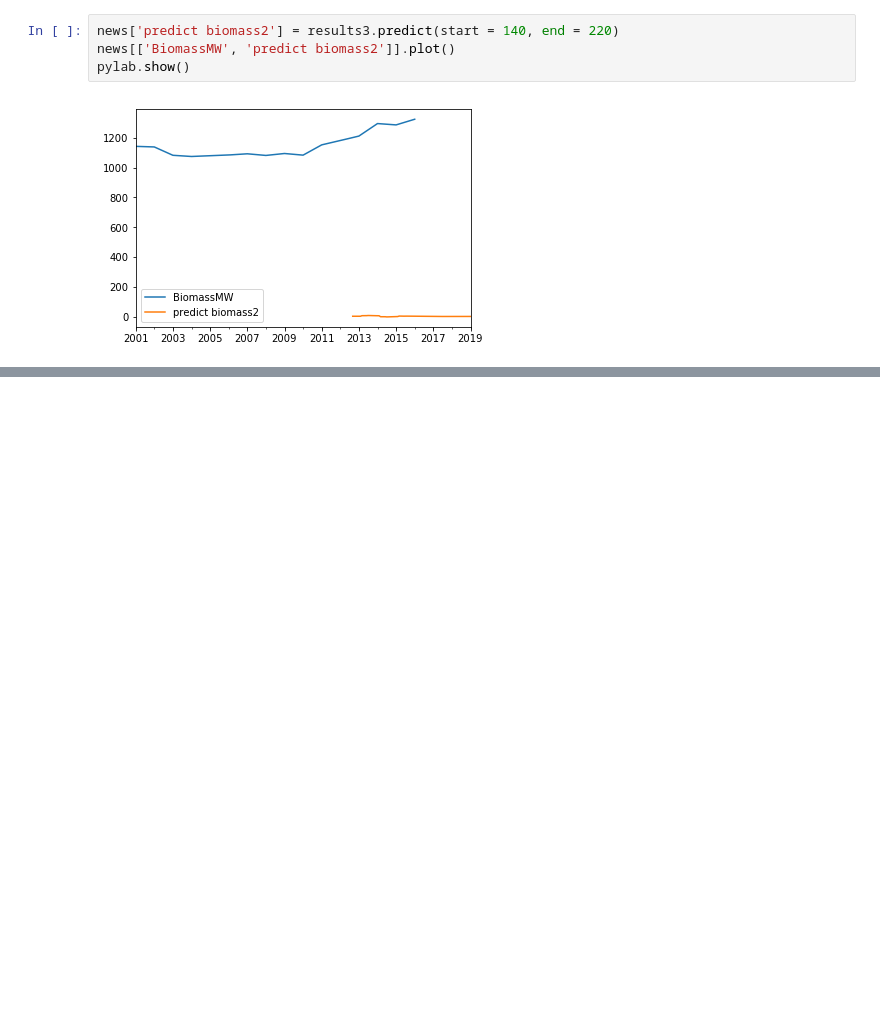
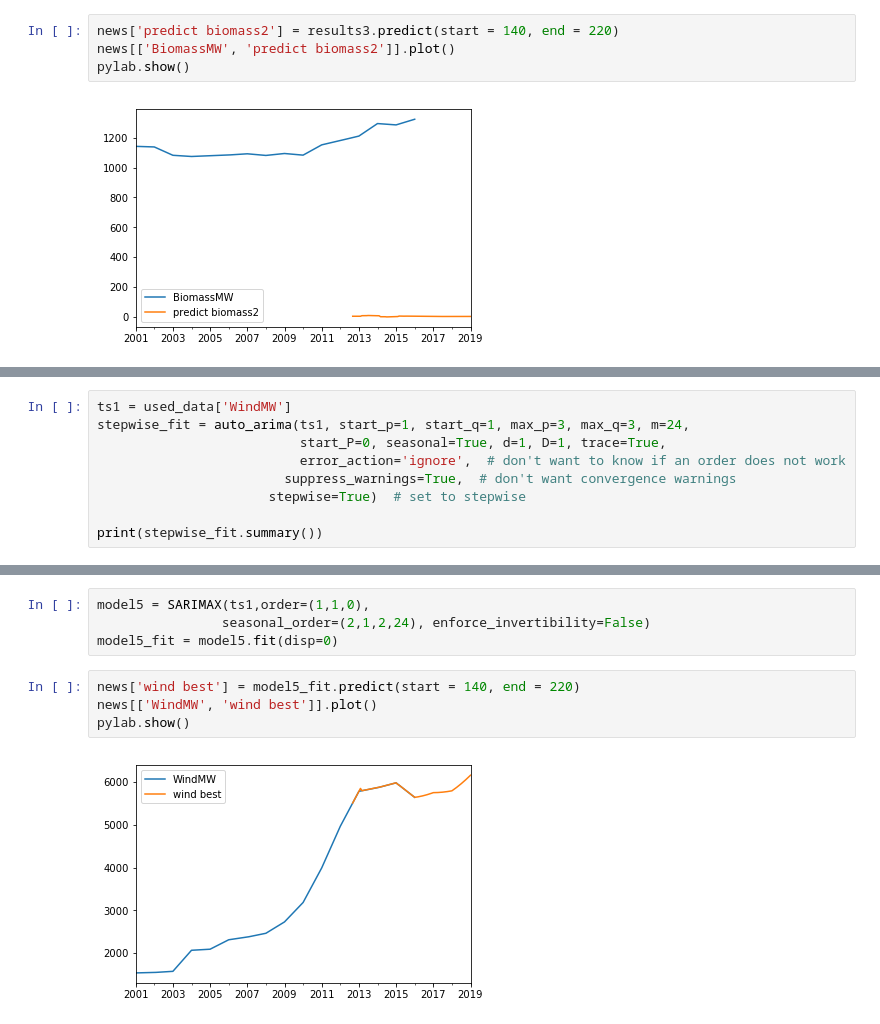
Before and after one commit to priyaggarwal/TimeSeries, a Jupyter notebook: EPP Final .ipynb, the cells around one changed output, grey strips where cells are left out. Cells and saved outputs as stored; diff of their text form; blank space fills up the shorter version.

```diff
--- a/EPP Final .ipynb
+++ b/EPP Final .ipynb
@@ -584,0 +617,9 @@ pylab.show()
+# %%
+ts1 = used_data['WindMW']
+stepwise_fit = auto_arima(ts1, start_p=1, start_q=1, max_p=3, max_q=3, m=24,
+                          start_P=0, seasonal=True, d=1, D=1, trace=True,
+                          error_action='ignore',  # don't want to know if an order does not work
+                        suppress_warnings=True,  # don't want convergence warnings
+                      stepwise=True)  # set to stepwise
+
+print(stepwise_fit.summary())
@@ -584,0 +644,10 @@ pylab.show()
+# %%
+model5 = SARIMAX(ts1,order=(1,1,0),
+                seasonal_order=(2,1,2,24), enforce_invertibility=False)
+model5_fit = model5.fit(disp=0)
+# %%
+news['wind best'] = model5_fit.predict(start = 140, end = 220)
+news[['WindMW', 'wind best']].plot()
+pylab.show()
+# %% [output]
+[figure, added]
```
Also changed, not shown: parts of 37 cells of this notebook.
